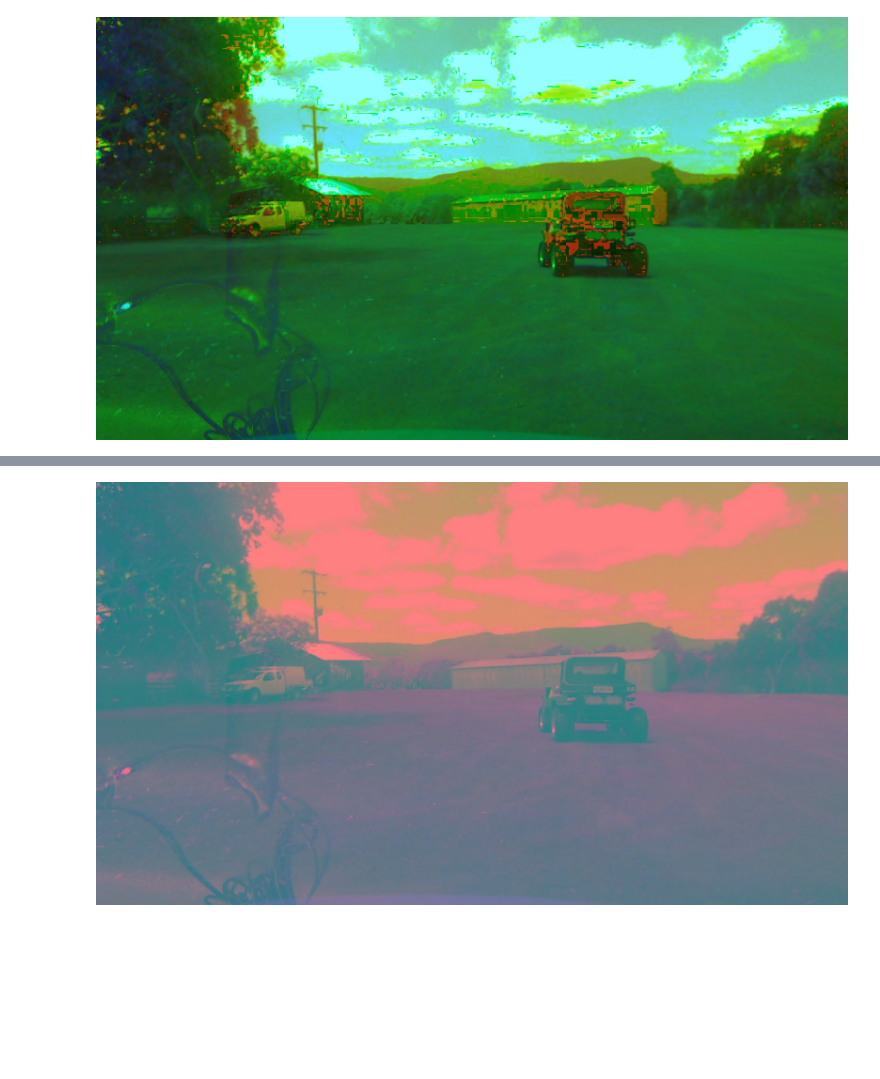
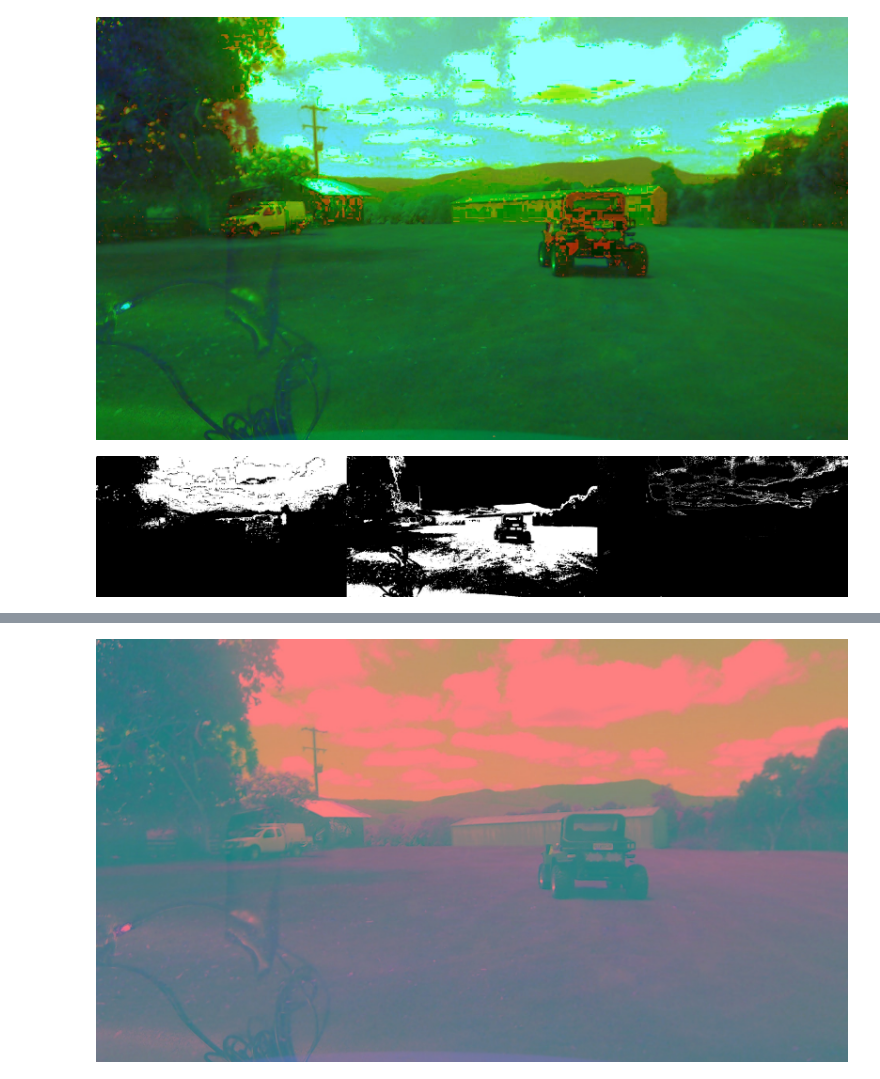
Before and after one commit to hortovanyi/trc-follow-me, a Jupyter notebook: notebooks/distance-finding.ipynb, the cells around one changed output, grey strips where cells are left out. Drawn from its saved outputs; the diff is of its cells as text; code cells hidden in the pictures; blank space fills up the shorter version.

Commit message:
updated thresholds

```diff
--- a/notebooks/distance-finding.ipynb
+++ b/notebooks/distance-finding.ipynb
@@ -83,3 +83,8 @@ S = hls[:,:,2]
 arr2img(hls)
 # %% [output]
 [figure]
+# %%
+thresh = (100, 150)
+arr2img(np.hstack((binary_thresh(H, thresh),binary_thresh(L, thresh),binary_thresh(S, thresh))))
+# %% [output]
+[figure, added]
```
Also changed, not shown: parts of 5 cells of this notebook.
